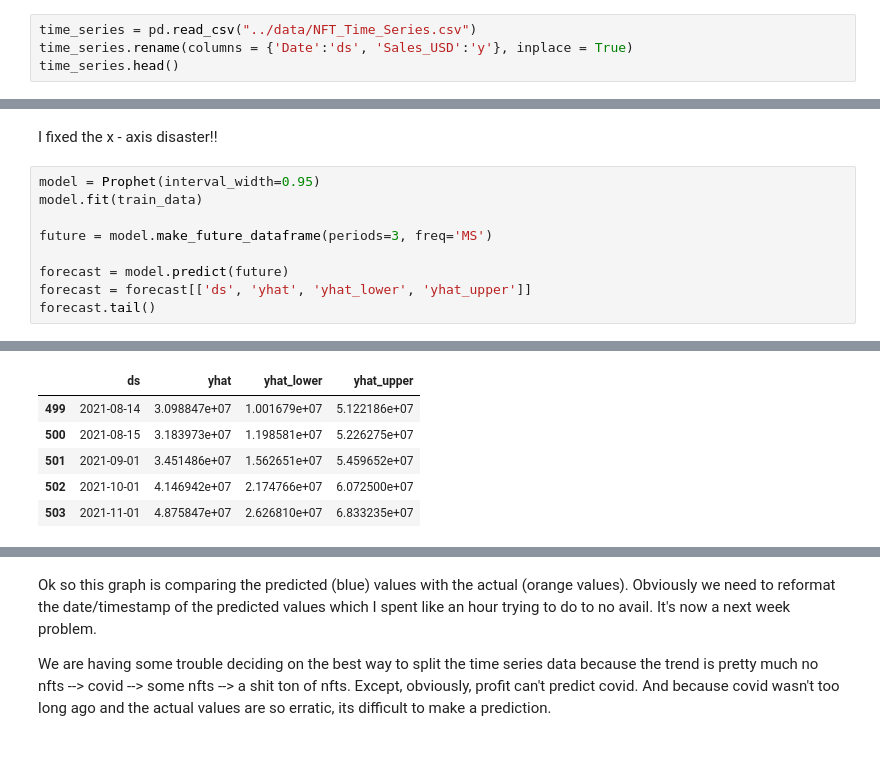
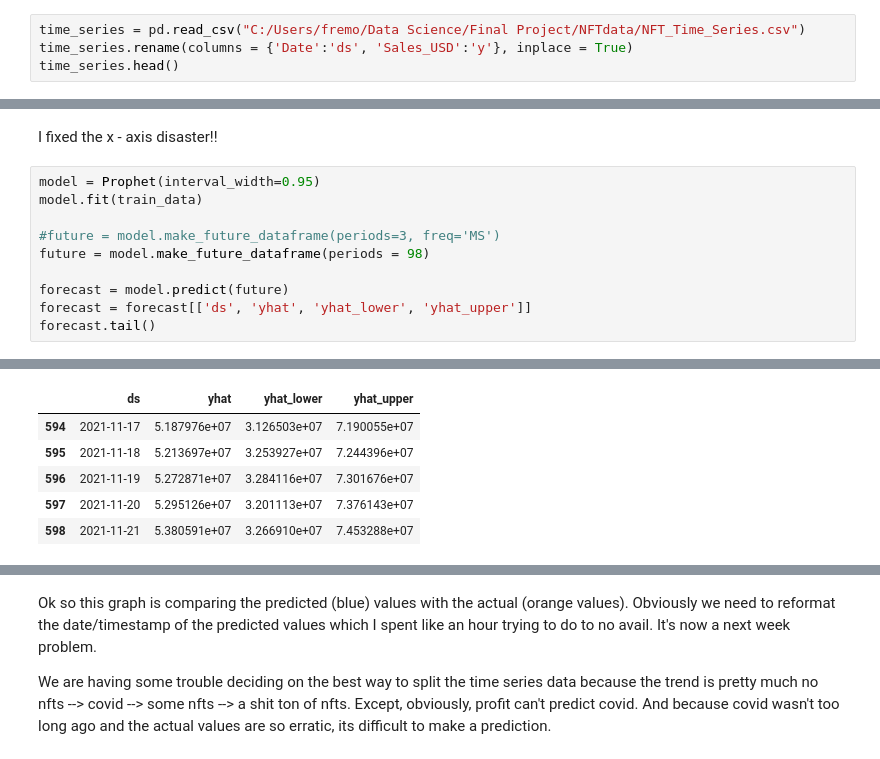
Before and after one commit to eroskopf/NFTPricePred, a Jupyter notebook: analysis/Post Covid Analysis.ipynb, the cells around one changed output, grey strips where cells are left out. Drawn from its saved outputs; the diff is of its cells as text.

```diff
--- a/analysis/Post Covid Analysis.ipynb
+++ b/analysis/Post Covid Analysis.ipynb
@@ -3,7 +3,7 @@ from prophet import Prophet
 import pandas as pd
 import matplotlib.pyplot as plt
 # %%
-time_series = pd.read_csv("../data/NFT_Time_Series.csv")
+time_series = pd.read_csv("C:/Users/fremo/Data Science/Final Project/NFTdata/NFT_Time_Series.csv")
 time_series.rename(columns = {'Date':'ds', 'Sales_USD':'y'}, inplace = True)
 time_series.head()
 # %% [output]
@@ -62,7 +59,8 @@ I fixed the x - axis disaster!!
 model = Prophet(interval_width=0.95)
 model.fit(train_data)
 
-future = model.make_future_dataframe(periods=3, freq='MS')
+#future = model.make_future_dataframe(periods=3, freq='MS')
+future = model.make_future_dataframe(periods = 98)
 
 forecast = model.predict(future)
 forecast = forecast[['ds', 'yhat', 'yhat_lower', 'yhat_upper']]
@@ -73,9 +71,9 @@ INFO:prophet:Disabling daily seasonality. Run prophet with daily_seasonality=Tru
 |  | ds | yhat | yhat_lower | yhat_upper |
-| 499 | 2021-08-14 | 3.098847e+07 | 1.001679e+07 | 5.122186e+07 |
-| 500 | 2021-08-15 | 3.183973e+07 | 1.198581e+07 | 5.226275e+07 |
-| 501 | 2021-09-01 | 3.451486e+07 | 1.562651e+07 | 5.459652e+07 |
-| 502 | 2021-10-01 | 4.146942e+07 | 2.174766e+07 | 6.072500e+07 |
-| 503 | 2021-11-01 | 4.875847e+07 | 2.626810e+07 | 6.833235e+07 |
+| 594 | 2021-11-17 | 5.187976e+07 | 3.126503e+07 | 7.190055e+07 |
+| 595 | 2021-11-18 | 5.213697e+07 | 3.253927e+07 | 7.244396e+07 |
+| 596 | 2021-11-19 | 5.272871e+07 | 3.284116e+07 | 7.301676e+07 |
+| 597 | 2021-11-20 | 5.295126e+07 | 3.201113e+07 | 7.376143e+07 |
+| 598 | 2021-11-21 | 5.380591e+07 | 3.266910e+07 | 7.453288e+07 |
 # %%
 ax = forecast.set_index('ds').plot(figsize=(12, 8))
 ax.set_ylabel('Predicted Sales USD')
```
Also changed, not shown: parts of 23 cells of this notebook, 2 other files.
